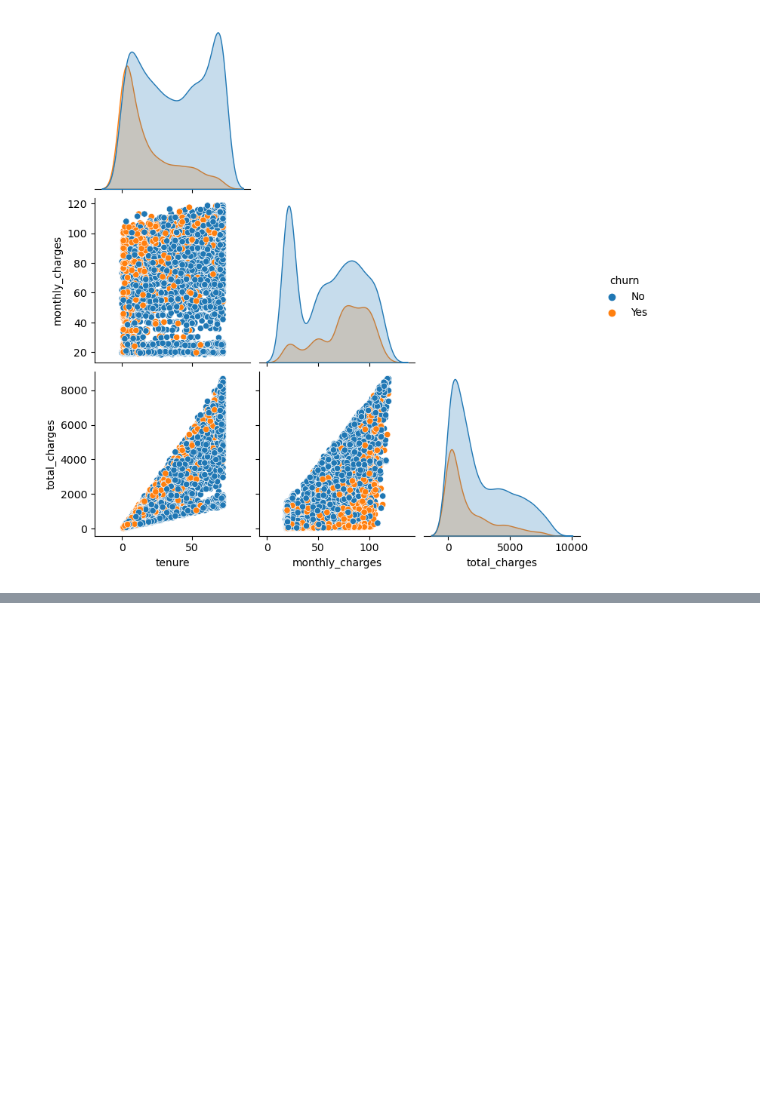
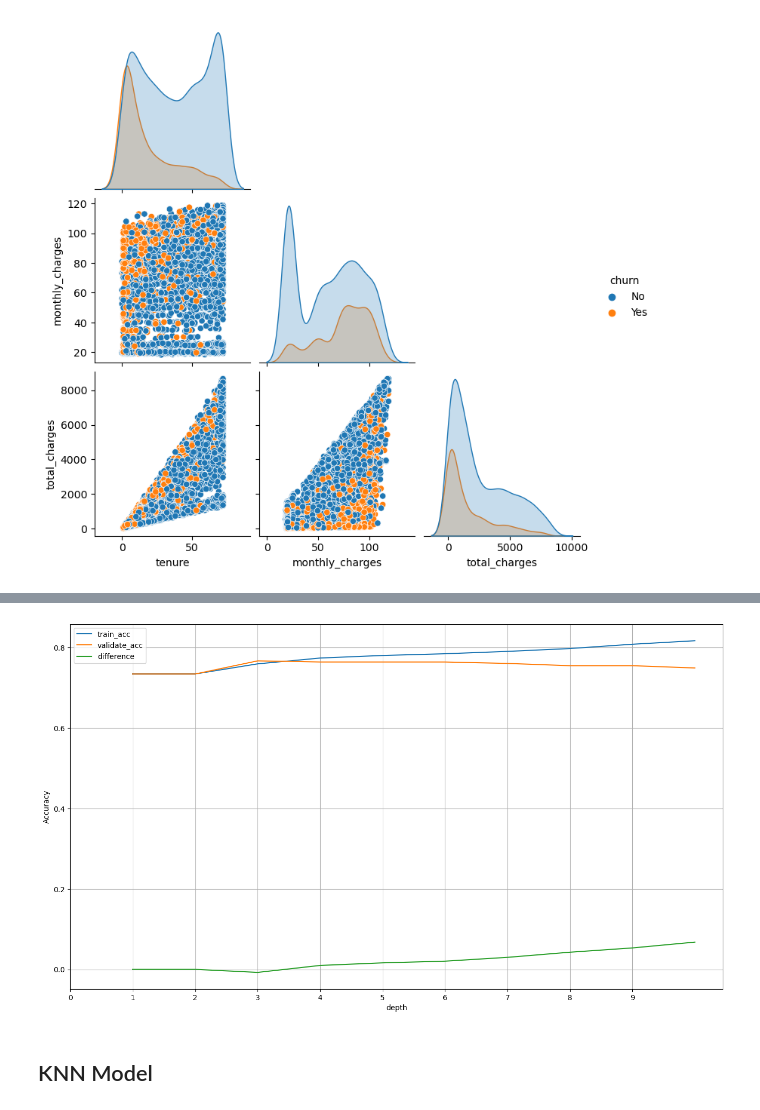
Before and after one commit to mannievilla/Project-Feel-the-Churn, a Jupyter notebook: workbook_for_telco.ipynb, the cells around one changed output, grey strips where cells are left out. Drawn from its saved outputs; the diff is of its cells as text; code cells hidden in the pictures; blank space fills up the shorter version.

```diff
--- a/workbook_for_telco.ipynb
+++ b/workbook_for_telco.ipynb
@@ -991,0 +1087,6 @@ plt.show()
+# %%
+difference_graph()
+# %% [output]
+[figure, added]
+# %% [markdown]
+## KNN Model
```
Also changed, not shown: parts of 55 cells of this notebook, 5 other files.
